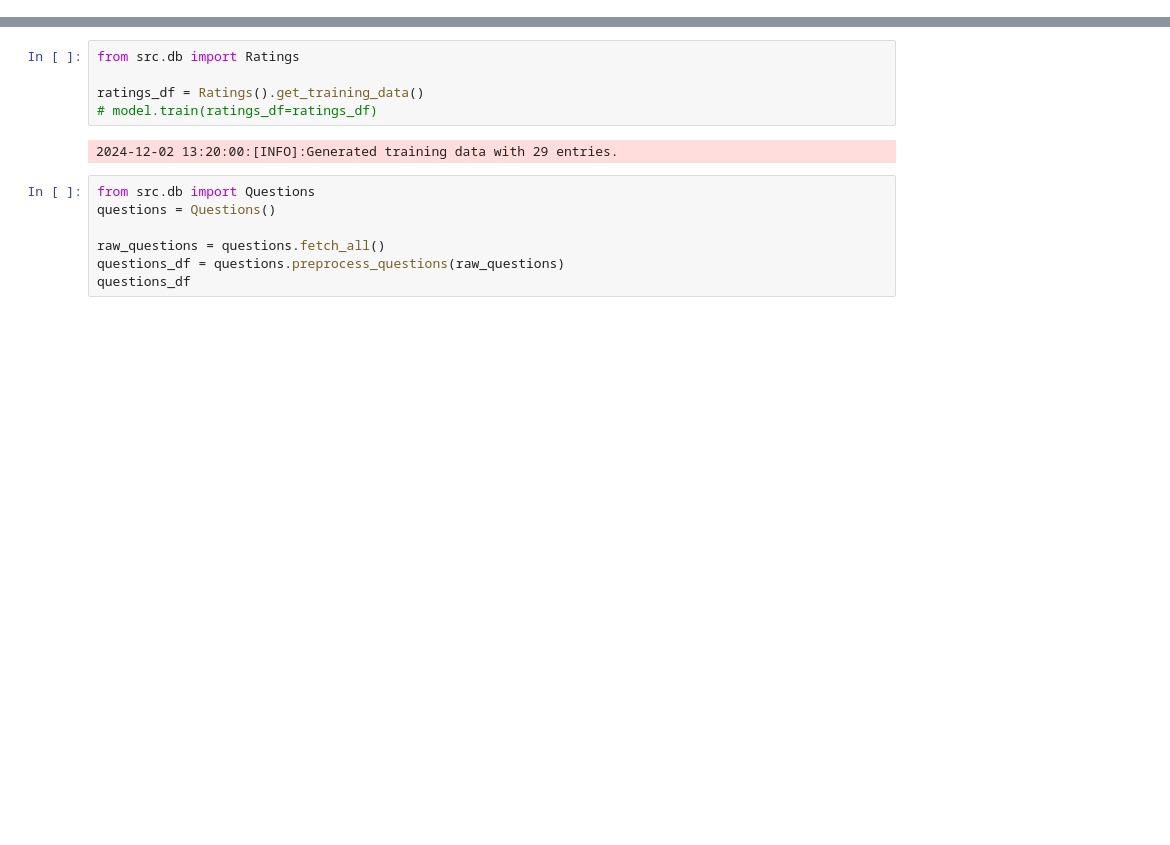
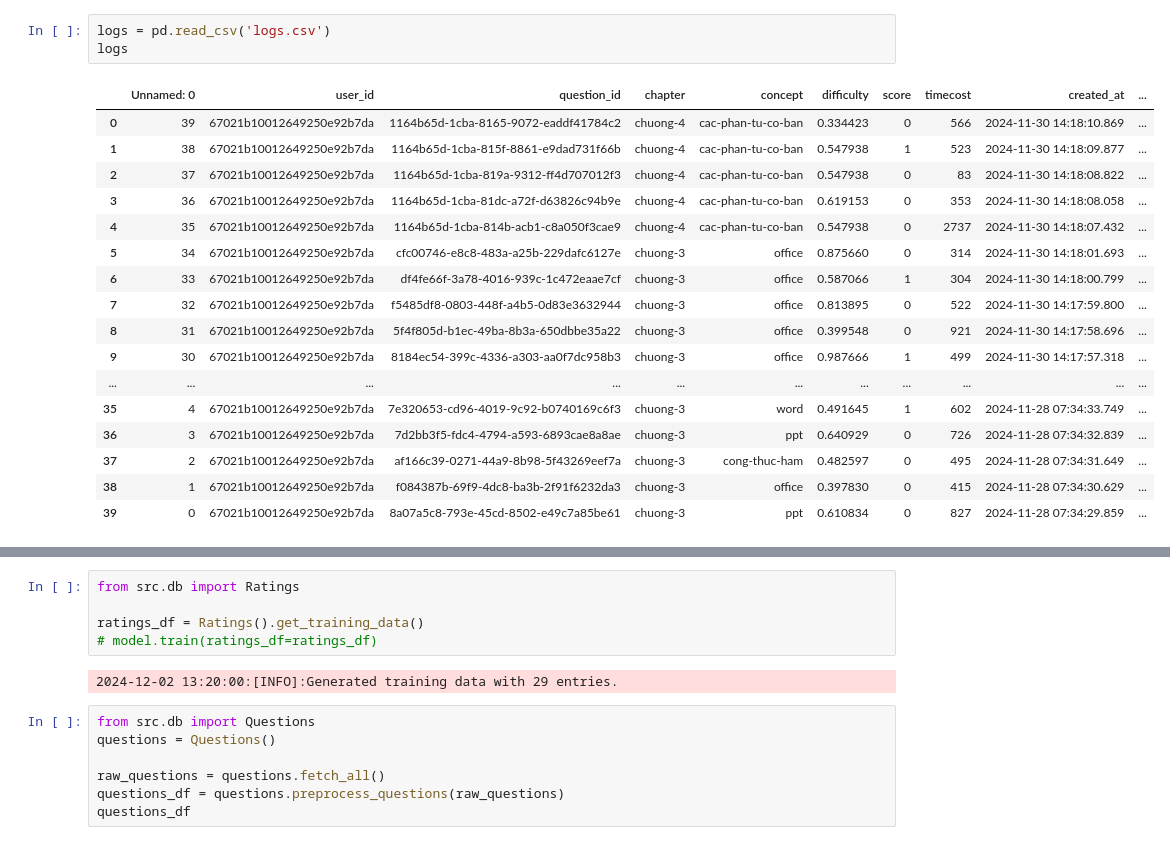
Before and after one commit to Nopnoplaaivay/content-based-filtering-scoreup, a Jupyter notebook: test.ipynb, the cells around one changed output, grey strips where cells are left out. Saved outputs shown, nothing was run; the diff lists cells and outputs as text; blank space fills up the shorter version.

```diff
--- a/test.ipynb
+++ b/test.ipynb
@@ -11,0 +9,21 @@ import matplotlib.pyplot as plt
+# %%
+logs = pd.read_csv('logs.csv')
+logs
+# %% [output]
+|  | Unnamed: 0 | user_id | question_id | chapter | concept | difficulty | score | timecost | created_at | ... |
+| 0 | 39 | 67021b10012649250e92b7da | 1164b65d-1cba-8165-9072-eaddf41784c2 | chuong-4 | cac-phan-tu-co-ban | 0.334423 | 0 | 566 | 2024-11-30 14:18:10.869 | ... |
+| 1 | 38 | 67021b10012649250e92b7da | 1164b65d-1cba-815f-8861-e9dad731f66b | chuong-4 | cac-phan-tu-co-ban | 0.547938 | 1 | 523 | 2024-11-30 14:18:09.877 | ... |
+| 2 | 37 | 67021b10012649250e92b7da | 1164b65d-1cba-819a-9312-ff4d707012f3 | chuong-4 | cac-phan-tu-co-ban | 0.547938 | 0 | 83 | 2024-11-30 14:18:08.822 | ... |
+| 3 | 36 | 67021b10012649250e92b7da | 1164b65d-1cba-81dc-a72f-d63826c94b9e | chuong-4 | cac-phan-tu-co-ban | 0.619153 | 0 | 353 | 2024-11-30 14:18:08.058 | ... |
+| 4 | 35 | 67021b10012649250e92b7da | 1164b65d-1cba-814b-acb1-c8a050f3cae9 | chuong-4 | cac-phan-tu-co-ban | 0.547938 | 0 | 2737 | 2024-11-30 14:18:07.432 | ... |
+| 5 | 34 | 67021b10012649250e92b7da | cfc00746-e8c8-483a-a25b-229dafc6127e | chuong-3 | office | 0.875660 | 0 | 314 | 2024-11-30 14:18:01.693 | ... |
+| 6 | 33 | 67021b10012649250e92b7da | df4fe66f-3a78-4016-939c-1c472eaae7cf | chuong-3 | office | 0.587066 | 1 | 304 | 2024-11-30 14:18:00.799 | ... |
+| 7 | 32 | 67021b10012649250e92b7da | f5485df8-0803-448f-a4b5-0d83e3632944 | chuong-3 | office | 0.813895 | 0 | 522 | 2024-11-30 14:17:59.800 | ... |
+| 8 | 31 | 67021b10012649250e92b7da | 5f4f805d-b1ec-49ba-8b3a-650dbbe35a22 | chuong-3 | office | 0.399548 | 0 | 921 | 2024-11-30 14:17:58.696 | ... |
+| 9 | 30 | 67021b10012649250e92b7da | 8184ec54-399c-4336-a303-aa0f7dc958b3 | chuong-3 | office | 0.987666 | 1 | 499 | 2024-11-30 14:17:57.318 | ... |
+| ... | ... | ... | ... | ... | ... | ... | ... | ... | ... | ... |
+| 35 | 4 | 67021b10012649250e92b7da | 7e320653-cd96-4019-9c92-b0740169c6f3 | chuong-3 | word | 0.491645 | 1 | 602 | 2024-11-28 07:34:33.749 | ... |
+| 36 | 3 | 67021b10012649250e92b7da | 7d2bb3f5-fdc4-4794-a593-6893cae8a8ae | chuong-3 | ppt | 0.640929 | 0 | 726 | 2024-11-28 07:34:32.839 | ... |
+| 37 | 2 | 67021b10012649250e92b7da | af166c39-0271-44a9-8b98-5f43269eef7a | chuong-3 | cong-thuc-ham | 0.482597 | 0 | 495 | 2024-11-28 07:34:31.649 | ... |
+| 38 | 1 | 67021b10012649250e92b7da | f084387b-69f9-4dc8-ba3b-2f91f6232da3 | chuong-3 | office | 0.397830 | 0 | 415 | 2024-11-28 07:34:30.629 | ... |
+| 39 | 0 | 67021b10012649250e92b7da | 8a07a5c8-793e-45cd-8502-e49c7a85be61 | chuong-3 | ppt | 0.610834 | 0 | 827 | 2024-11-28 07:34:29.859 | ... |
```
Also changed, not shown: parts of 2 cells of this notebook, 11 other files.
